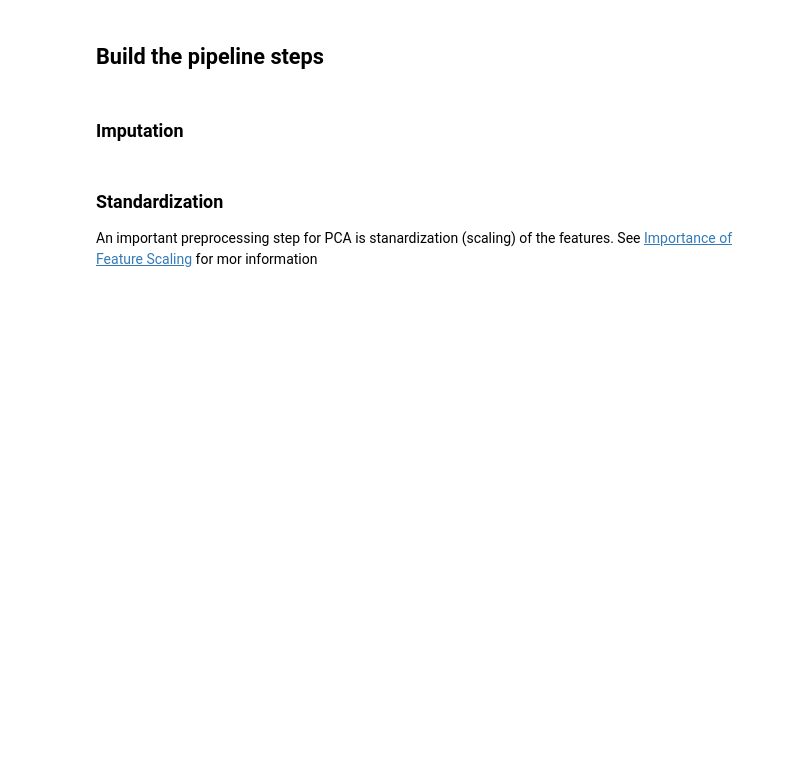
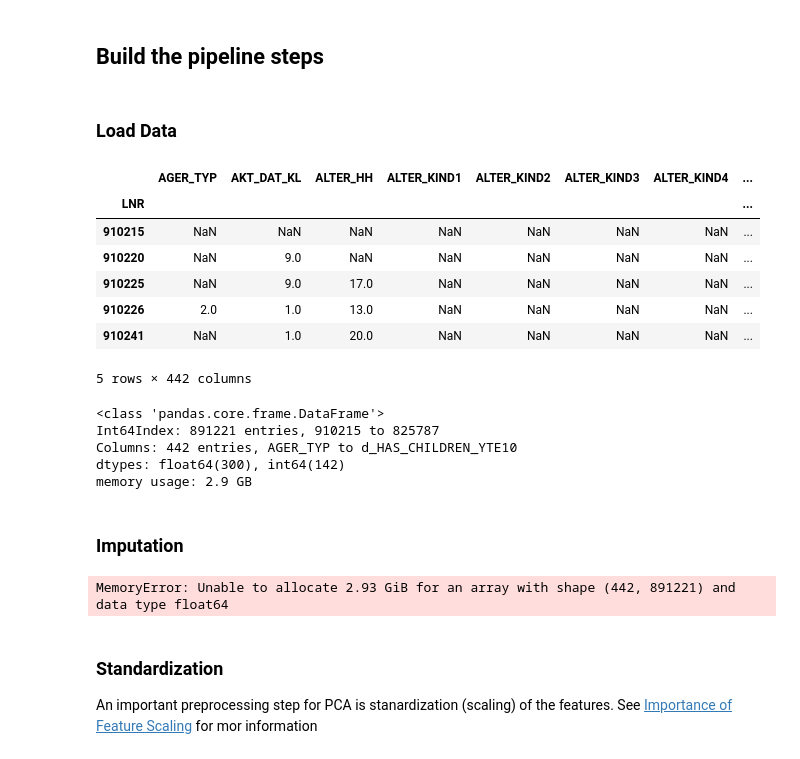
Before and after one commit to step-bauer/dsnd_capstone_arvato, a Jupyter notebook: Arvato Project Workbook.ipynb, the cells around one changed output. Saved outputs shown, nothing was run; the diff lists cells and outputs as text; code cells hidden in the pictures; blank space fills up the shorter version.

```diff
--- a/Arvato Project Workbook.ipynb
+++ b/Arvato Project Workbook.ipynb
@@ -499,8 +520,30 @@ from sklearn.decomposition import PCA
 from sklearn.impute import SimpleImputer
 from sklearn.pipeline import make_pipeline
 from sklearn import metrics
+# %% [markdown]
+### Load Data
+# %%
+X_train = pd.read_feather('df_azdias_cleaned_step2-feaEngineered')
+
+# set the index as feather did store the index as column
+X_train.set_index('LNR', inplace=True)
+X_train.head()
+# %% [output]
+|  | AGER_TYP | AKT_DAT_KL | ALTER_HH | ALTER_KIND1 | ALTER_KIND2 | ALTER_KIND3 | ALTER_KIND4 | ... |
+| LNR |  |  |  |  |  |  |  | ... |
+| 910215 | NaN | NaN | NaN | NaN | NaN | NaN | NaN | ... |
+| 910220 | NaN | 9.0 | NaN | NaN | NaN | NaN | NaN | ... |
+| 910225 | NaN | 9.0 | 17.0 | NaN | NaN | NaN | NaN | ... |
+| 910226 | 2.0 | 1.0 | 13.0 | NaN | NaN | NaN | NaN | ... |
+| 910241 | NaN | 1.0 | 20.0 | NaN | NaN | NaN | NaN | ... |
+5 rows × 442 columns
 # %%
-X_train
-y_train
+X_train.info()
+# %% [output]
+<class 'pandas.core.frame.DataFrame'>
+Int64Index: 891221 entries, 910215 to 825787
+Columns: 442 entries, AGER_TYP to d_HAS_CHILDREN_YTE10
+dtypes: float64(300), int64(142)
+memory usage: 2.9 GB
 # %% [markdown]
 ### Imputation
@@ -513,3 +550,10 @@ X_train = scaler(df_segmentation)
+# %%
+from sklearn.impute import SimpleImputer
+imputer = SimpleImputer(missing_values=np.nan, strategy='median')
+
+X_train = imputer.fit_transform(X_train)
+# %% [output]
+MemoryError: Unable to allocate 2.93 GiB for an array with shape (442, 891221) and data type float64
 # %% [markdown]
 ### Standardization
 
```
Also changed, not shown: parts of 11 cells of this notebook, 3 other files.
